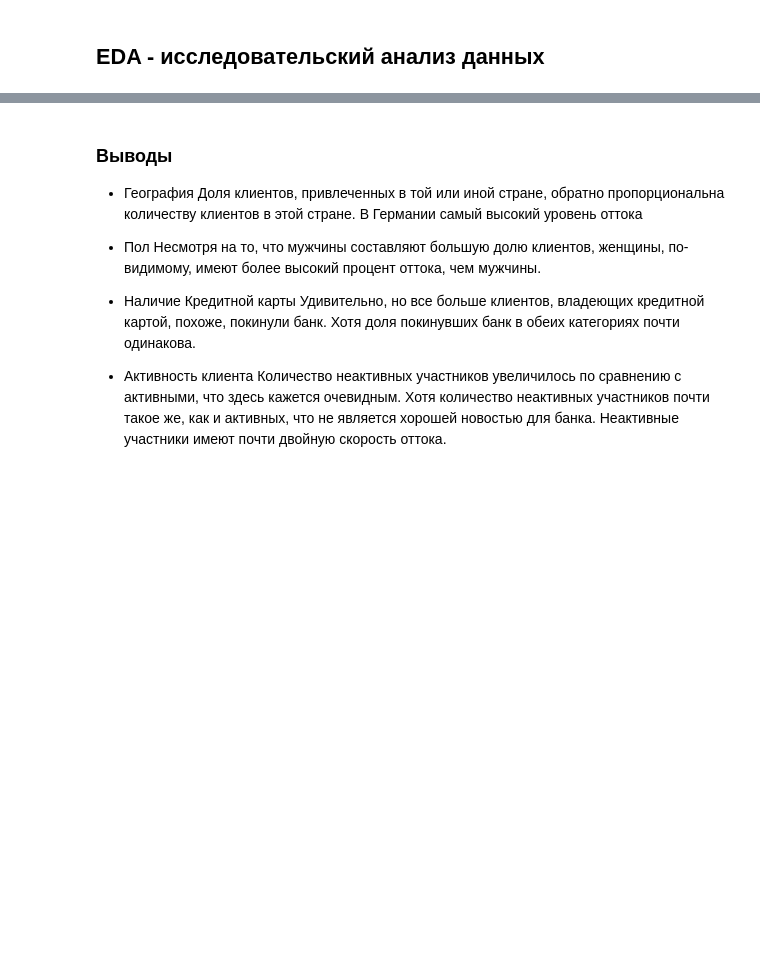
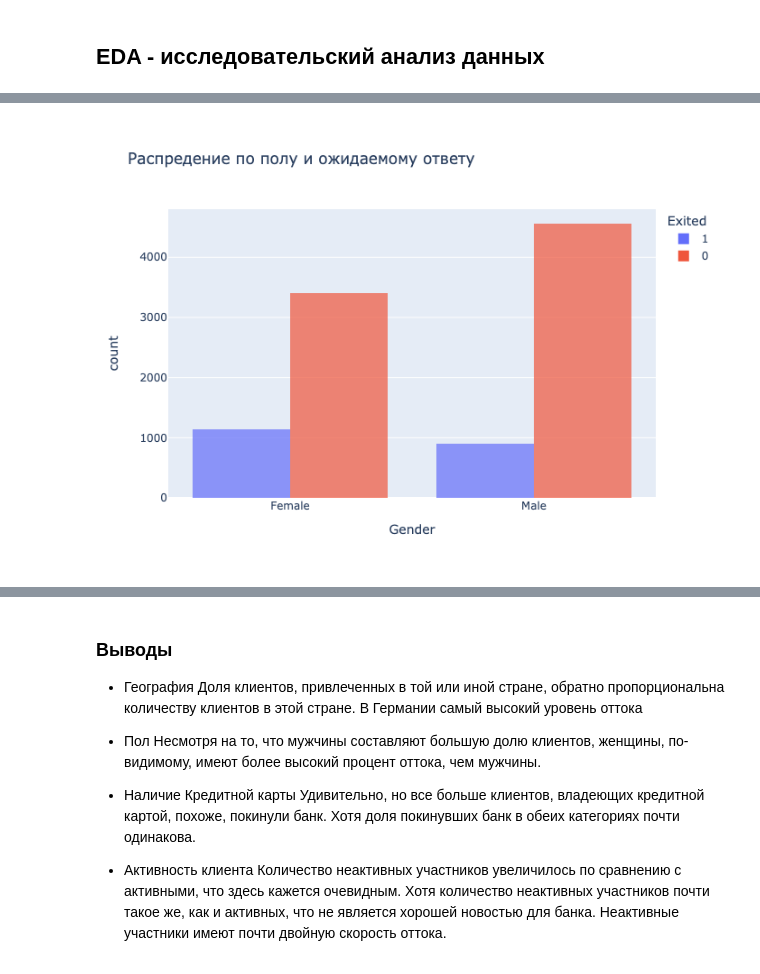
Before and after one commit to tsoiadelina/finalCorseWork2, a Jupyter notebook: CourseWork.ipynb, the cells around one changed output, grey strips where cells are left out. Saved outputs shown, nothing was run; the diff lists cells and outputs as text; code cells hidden in the pictures; blank space fills up the shorter version.

```diff
--- a/CourseWork.ipynb
+++ b/CourseWork.ipynb
@@ -62,10 +119,13 @@ df['Exited'].value_counts()
 # %%
-px.histogram(
+h = px.histogram(
     df,
     x='Gender',
     title='Распредение по полу и ожидаемому ответу',
     color='Exited',
     opacity=0.7,
-    barmode='group',
+    barmode='group'
 )
+h.show(renderer = 'png')
+# %% [output]
+[figure, added]
 # %%
```
Also changed, not shown: parts of 12 cells of this notebook.
